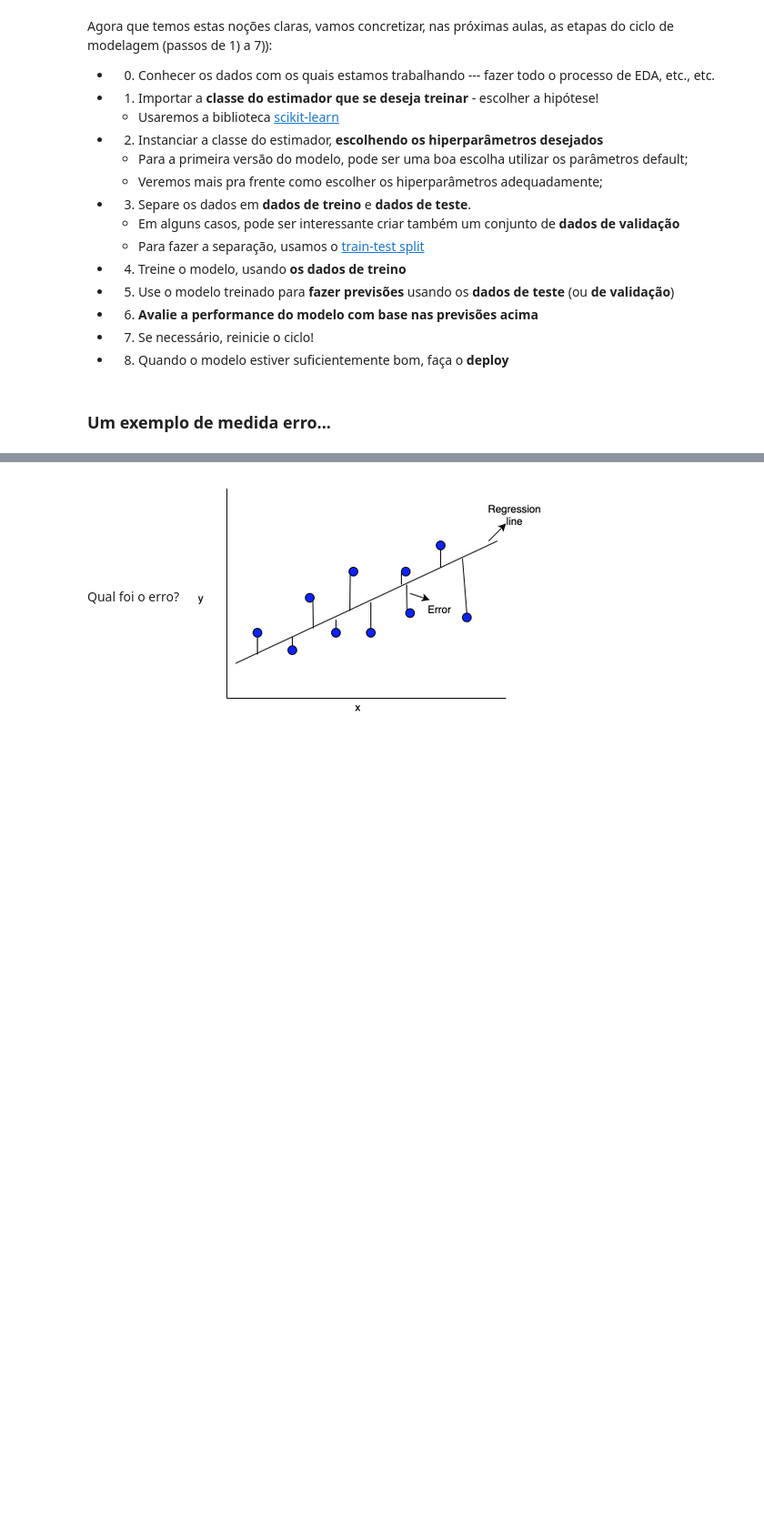
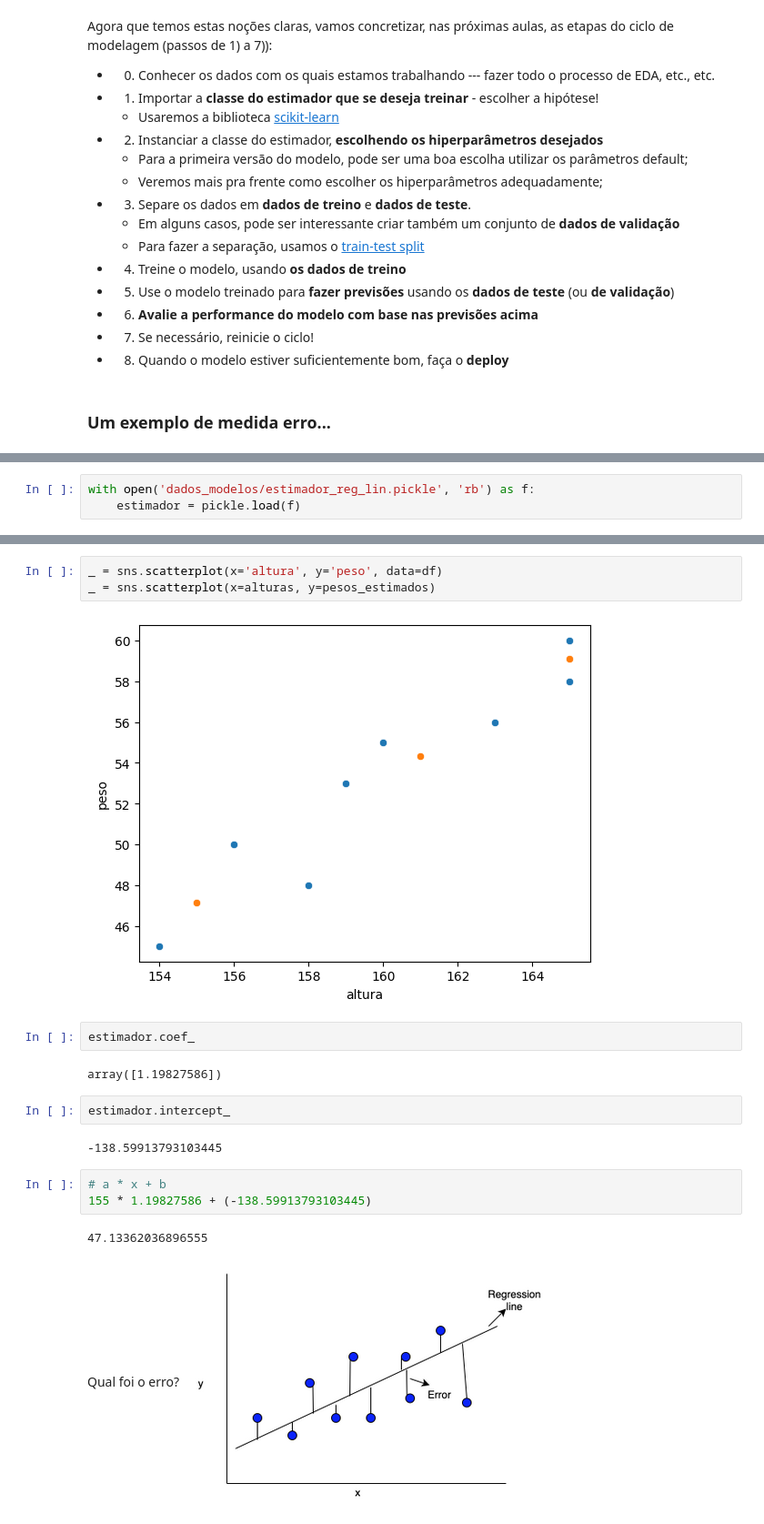
Before and after one commit to gaiogreg/aulas-LC-Safra, a Jupyter notebook: Modulo 7/Aula02.ipynb, the cells around one changed output, grey strips where cells are left out. Shown: that part at 91% size. Saved outputs shown, nothing was run; the diff lists cells and outputs as text; blank space fills up the shorter version.

```diff
--- a/Modulo 7/Aula02.ipynb
+++ b/Modulo 7/Aula02.ipynb
@@ -67,0 +120,3 @@ Agora que temos estas noções claras, vamos concretizar, nas próximas aulas, a
+# %%
+with open('dados_modelos/estimador_reg_lin.pickle', 'rb') as f:
+    estimador = pickle.load(f)
@@ -68,3 +128,21 @@ Agora que temos estas noções claras, vamos concretizar, nas próximas aulas, a
+# %%
+_ = sns.scatterplot(x='altura', y='peso', data=df)
+_ = sns.scatterplot(x=alturas, y=pesos_estimados)
+# %% [output]
+[figure, added]
+# %%
+estimador.coef_
+# %% [output]
+array([1.19827586])
+# %%
+estimador.intercept_
+# %% [output]
+-138.59913793103445
+# %%
+# a * x + b
+155 * 1.19827586 + (-138.59913793103445)
+# %% [output]
+47.13362036896555
 # %% [markdown]
 Qual foi o erro?
 <img src=" embedded-picture-1" >
```
Also changed, not shown: parts of 40 cells of this notebook, 4 other files.
